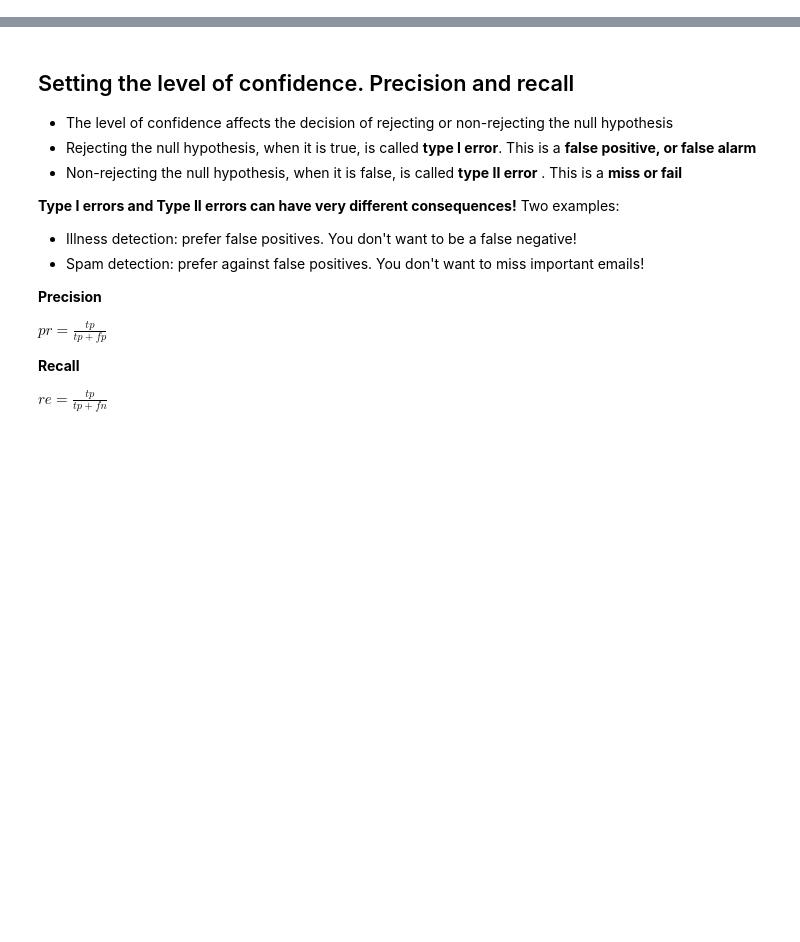
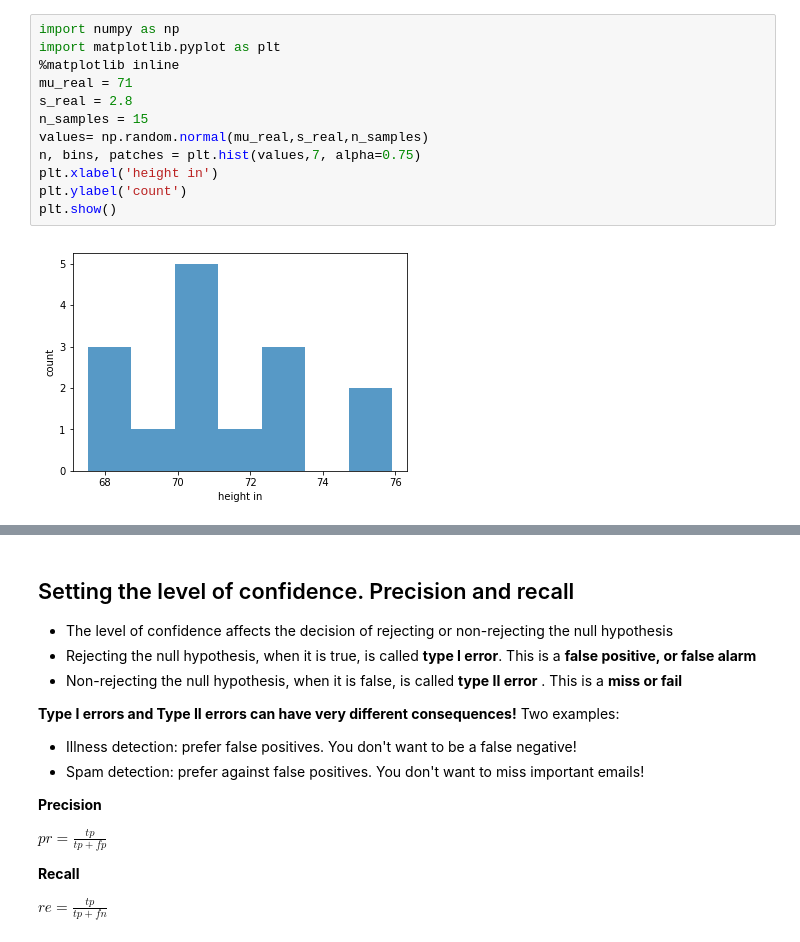
Before and after one commit to antonfadic/DSproject, a Jupyter notebook: part1.ipynb, the cells around one changed output, grey strips where cells are left out. Cells and saved outputs as stored; diff of their text form; blank space fills up the shorter version.

```diff
--- a/part1.ipynb
+++ b/part1.ipynb
@@ -335,0 +41,14 @@ p  :  5.26 %
+# %%
+import numpy as np
+import matplotlib.pyplot as plt
+%matplotlib inline
+mu_real = 71
+s_real = 2.8
+n_samples = 15
+values= np.random.normal(mu_real,s_real,n_samples)
+n, bins, patches = plt.hist(values,7, alpha=0.75)
+plt.xlabel('height in')
+plt.ylabel('count')
+plt.show()
+# %% [output]
+[figure, added]
```
Also changed, not shown: parts of 41 cells of this notebook, 1 other file.
